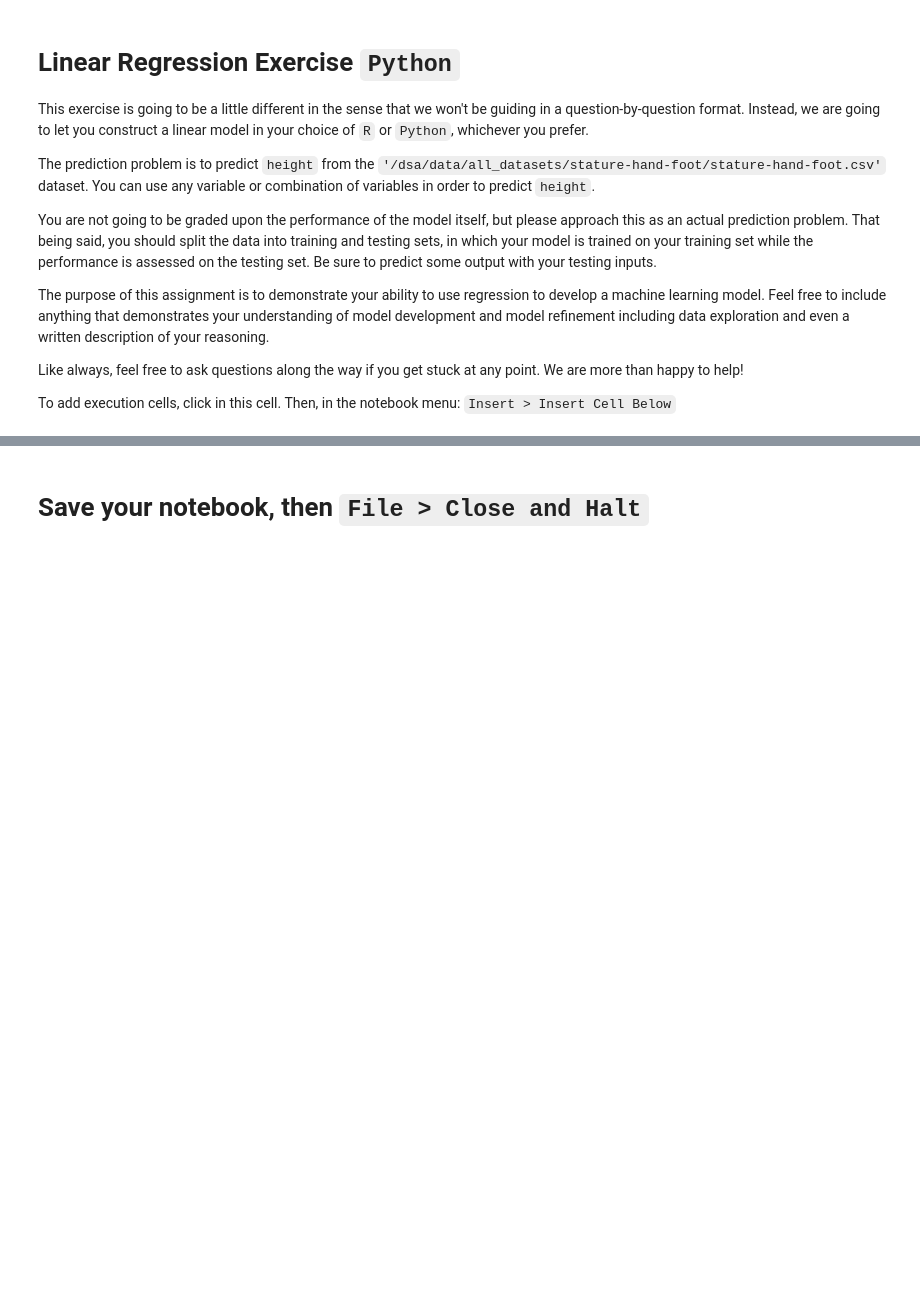
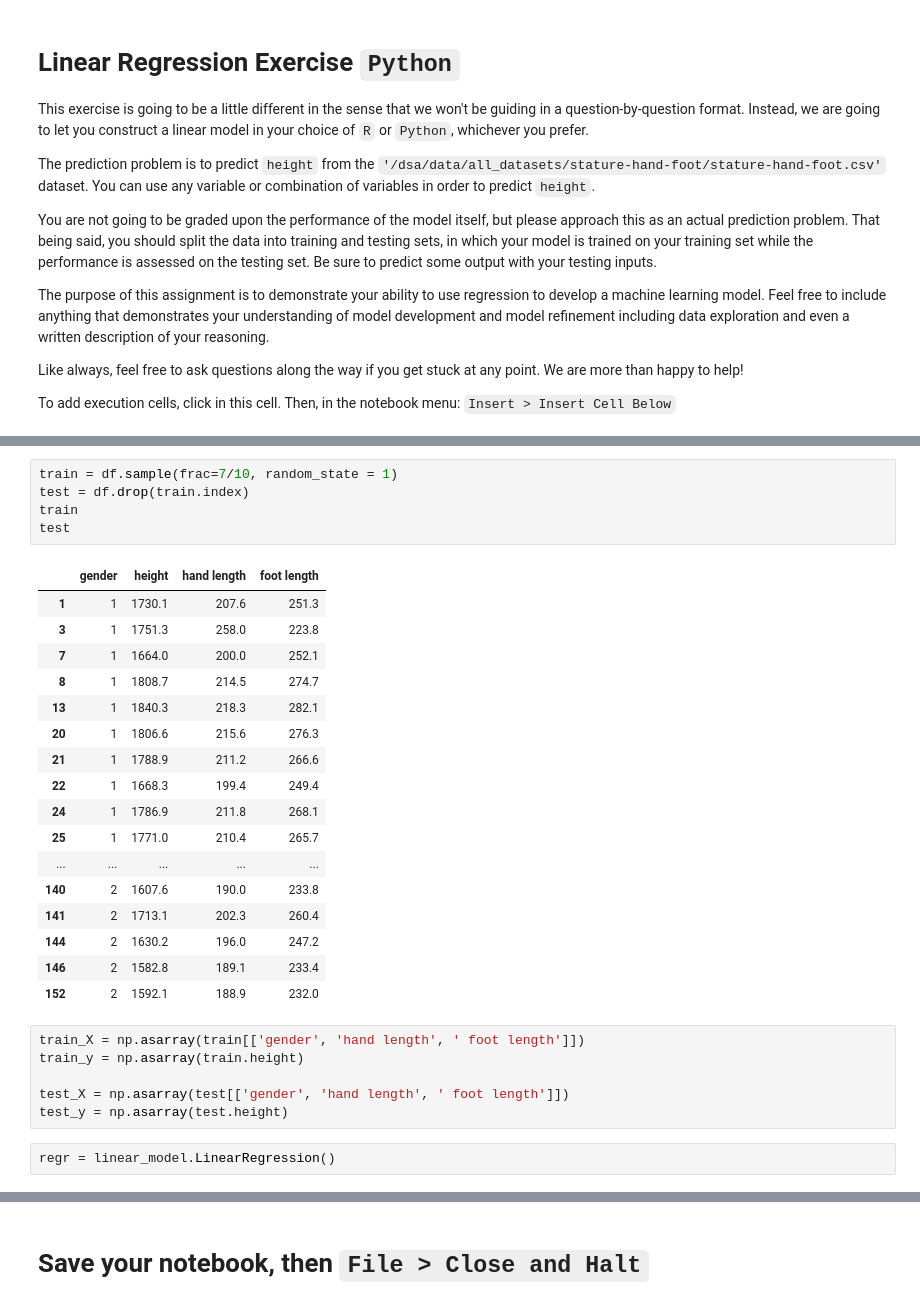
Before and after one commit to may96cc/f21dsa7010, a Jupyter notebook: modules/module7/exercises/linear_regression_exercise_python.ipynb, the cells around one changed output, grey strips where cells are left out. Drawn from its saved outputs; the diff is of its cells as text; blank space fills up the shorter version.

```diff
--- a/modules/module7/exercises/linear_regression_exercise_python.ipynb
+++ b/modules/module7/exercises/linear_regression_exercise_python.ipynb
@@ -15,0 +55,31 @@ Then, in the notebook menu: `Insert > Insert Cell Below`
+# %%
+train = df.sample(frac=7/10, random_state = 1)
+test = df.drop(train.index)
+train
+test
+# %% [output]
+|  | gender | height | hand length | foot length |
+| 1 | 1 | 1730.1 | 207.6 | 251.3 |
+| 3 | 1 | 1751.3 | 258.0 | 223.8 |
+| 7 | 1 | 1664.0 | 200.0 | 252.1 |
+| 8 | 1 | 1808.7 | 214.5 | 274.7 |
+| 13 | 1 | 1840.3 | 218.3 | 282.1 |
+| 20 | 1 | 1806.6 | 215.6 | 276.3 |
+| 21 | 1 | 1788.9 | 211.2 | 266.6 |
+| 22 | 1 | 1668.3 | 199.4 | 249.4 |
+| 24 | 1 | 1786.9 | 211.8 | 268.1 |
+| 25 | 1 | 1771.0 | 210.4 | 265.7 |
+| ... | ... | ... | ... | ... |
+| 140 | 2 | 1607.6 | 190.0 | 233.8 |
+| 141 | 2 | 1713.1 | 202.3 | 260.4 |
+| 144 | 2 | 1630.2 | 196.0 | 247.2 |
+| 146 | 2 | 1582.8 | 189.1 | 233.4 |
+| 152 | 2 | 1592.1 | 188.9 | 232.0 |
+# %%
+train_X = np.asarray(train[['gender', 'hand length', ' foot length']])
+train_y = np.asarray(train.height)
+
+test_X = np.asarray(test[['gender', 'hand length', ' foot length']])
+test_y = np.asarray(test.height)
+# %%
+regr = linear_model.LinearRegression()
```
Also changed, not shown: parts of 10 cells of this notebook.
